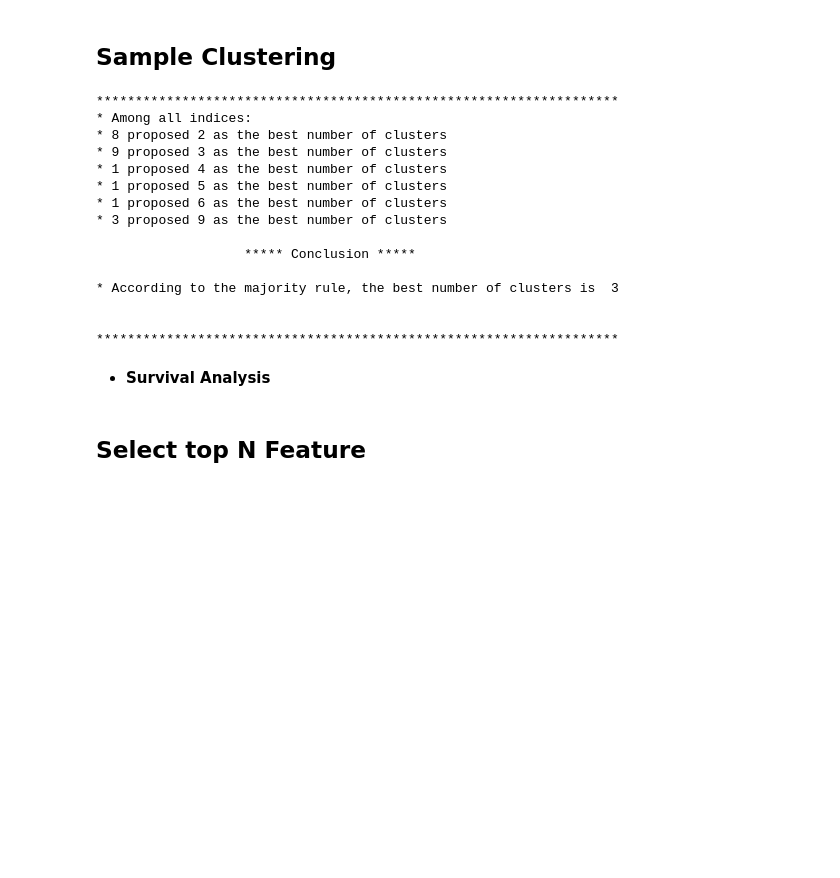
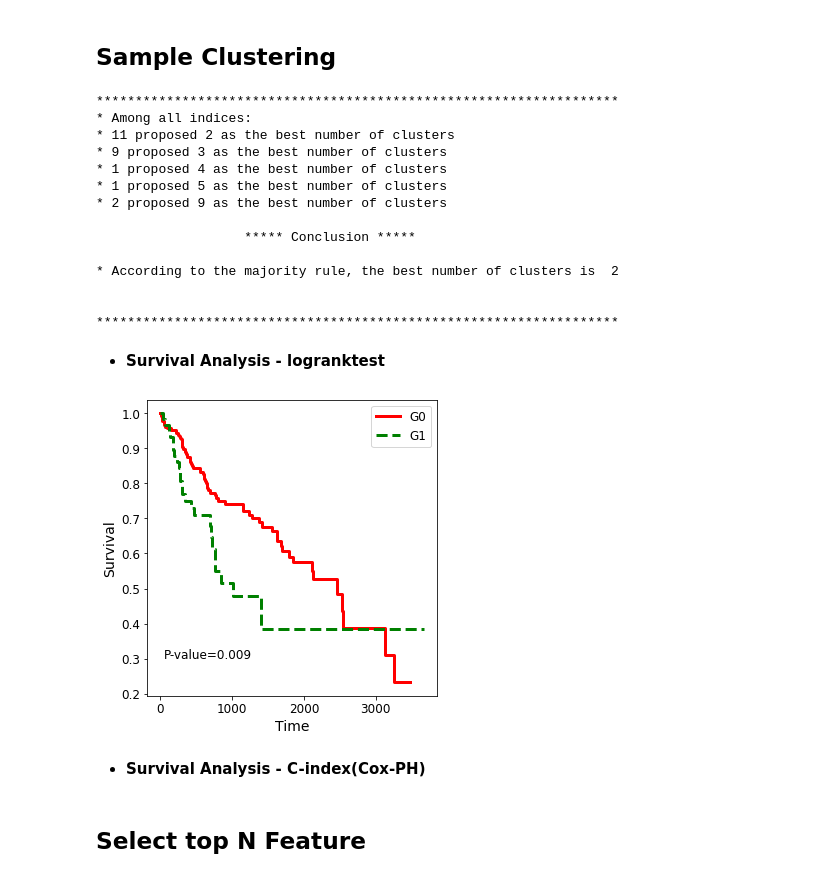
Before and after one commit to Jin0331/Multi-omics-intergration, a Jupyter notebook: src/Multi-omics-integration-merge.ipynb, the cells around one changed output. Saved outputs shown, nothing was run; the diff lists cells and outputs as text; code cells hidden in the pictures; blank space fills up the shorter version.

```diff
--- a/src/Multi-omics-integration-merge.ipynb
+++ b/src/Multi-omics-integration-merge.ipynb
@@ -99,0 +96,10 @@ from rpy2.robjects.conversion import localconverter
+# %%
+CANCER_TYPE = "LIHC"
+FILE_NAME = datetime.datetime.now().strftime("%Y%m%d-%H%M%S")
+RAW_file_path = "/home/km/gitworking/Multi-omics-intergration/RAW_DATA/"
+PKL_file_path = "/home/km/gitworking/Multi-omics-intergration/pkl/"
+MODEL_PATH = "/home/km/gitworking/Multi-omics-intergration/models/"
+TENSORBOARD_PATH = '/home/km/gitworking/Multi-omics-intergration/log'
+GROUP_PHTH = '/home/km/gitworking/Multi-omics-intergration/group/'
+PNG_PATH = '/home/km/gitworking/Multi-omics-intergration/png/'
+print(FILE_NAME)
@@ -687,28 +692,27 @@ kmeans = KMeans(n_clusters = nb_result_K, random_state = 31, max_iter = 1000).fi
 ae_groups = pd.DataFrame(kmeans, columns = ['group'])
 ae_groups['sample'] = omic_encoded_fc.index.to_list()
 ae_groups.set_index('sample', inplace=True)
-ae_groups.to_csv(GROUP_PHTH + CANCER_TYPE + "_GROUP_" + file_name + ".txt", sep="\t")
+ae_groups.to_csv(GROUP_PHTH + CANCER_TYPE + "_GROUP_" + FILE_NAME + ".txt", sep="\t")
 # %% [output]
 *******************************************************************
 * Among all indices:
-* 8 proposed 2 as the best number of clusters
+* 11 proposed 2 as the best number of clusters
 * 9 proposed 3 as the best number of clusters
 * 1 proposed 4 as the best number of clusters
 * 1 proposed 5 as the best number of clusters
-* 1 proposed 6 as the best number of clusters
-* 3 proposed 9 as the best number of clusters
+* 2 proposed 9 as the best number of clusters
 
                    ***** Conclusion *****
 
-* According to the majority rule, the best number of clusters is  3
+* According to the majority rule, the best number of clusters is  2
 
 
 *******************************************************************
 # %% [markdown]
-* **Survival Analysis**
+* **Survival Analysis - logranktest**
 # %%
-pheno.set_index('sample', inplace=True)
-ae_groups_pheno = pd.merge(left=ae_groups, right=pheno, how="inner", left_index=True, right_index=True)
-
-# invoke r
-survfit(ae_groups_pheno, file_name, PNG_PATH)
+log_pvalue = log_rank_test(df=ae_groups_pheno, png_path=PNG_PATH, file_name=FILE_NAME)
+# %% [output]
+[figure, added]
+# %% [markdown]
+* **Survival Analysis - C-index(Cox-PH)**
```
Also changed, not shown: parts of 21 cells of this notebook, 7 other files.
